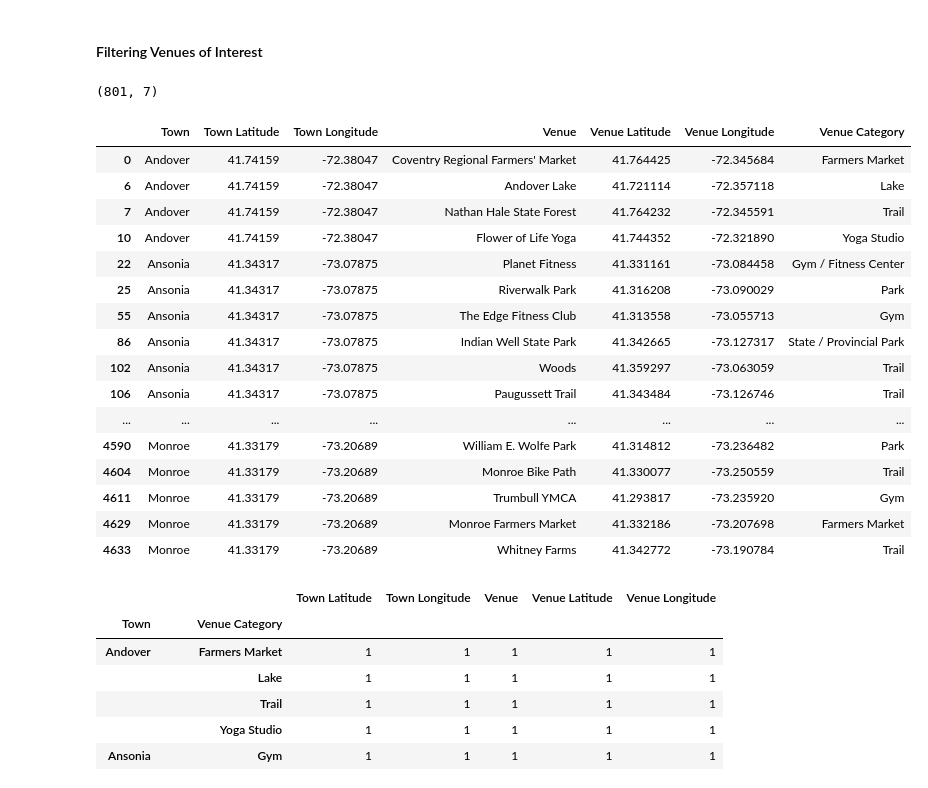
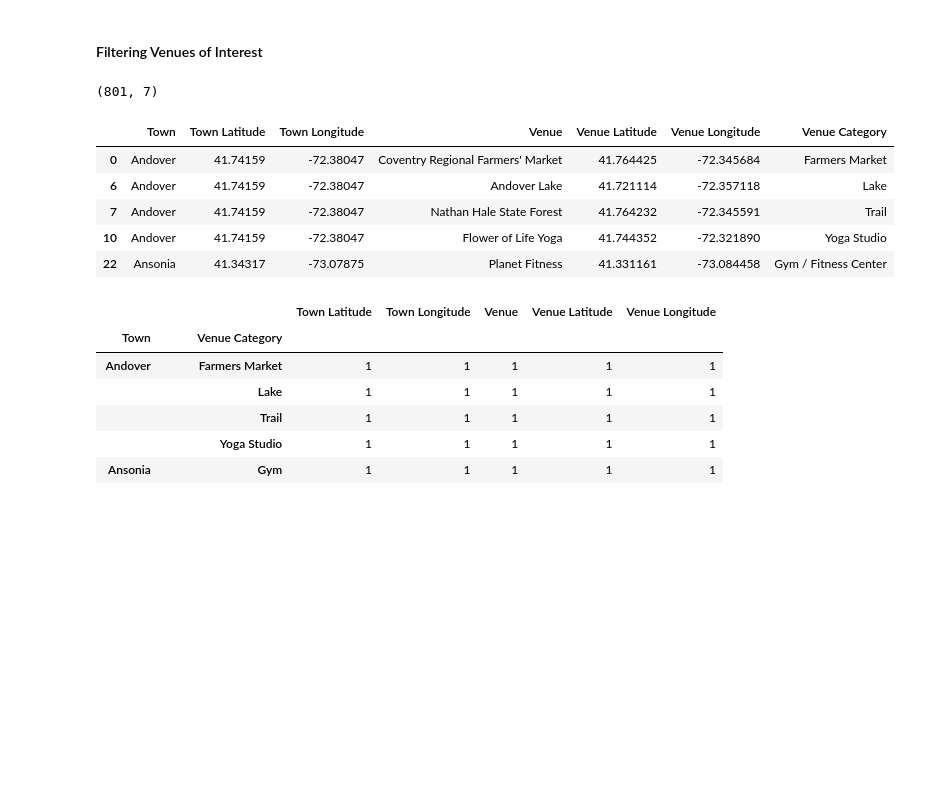
Before and after one commit to isha25-c/Coursera_Capstone, a Jupyter notebook: marketstudy_CT.ipynb, the cells around one changed output. Cells and saved outputs as stored; diff of their text form; code cells hidden in the pictures; blank space fills up the shorter version.

```diff
--- a/marketstudy_CT.ipynb
+++ b/marketstudy_CT.ipynb
@@ -302,25 +282,14 @@ ct_venues=ct_venues[(ct_venues['Venue Category'].str.contains('Athletics & Sport
 
 print(ct_venues.shape)
-ct_venues
+ct_venues.head()
 # %% [output]
 (801, 7)
 |  | Town | Town Latitude | Town Longitude | Venue | Venue Latitude | Venue Longitude | Venue Category |
 | 0 | Andover | 41.74159 | -72.38047 | Coventry Regional Farmers' Market | 41.764425 | -72.345684 | Farmers Market |
 | 6 | Andover | 41.74159 | -72.38047 | Andover Lake | 41.721114 | -72.357118 | Lake |
 | 7 | Andover | 41.74159 | -72.38047 | Nathan Hale State Forest | 41.764232 | -72.345591 | Trail |
 | 10 | Andover | 41.74159 | -72.38047 | Flower of Life Yoga | 41.744352 | -72.321890 | Yoga Studio |
 | 22 | Ansonia | 41.34317 | -73.07875 | Planet Fitness | 41.331161 | -73.084458 | Gym / Fitness Center |
-| 25 | Ansonia | 41.34317 | -73.07875 | Riverwalk Park | 41.316208 | -73.090029 | Park |
-| 55 | Ansonia | 41.34317 | -73.07875 | The Edge Fitness Club | 41.313558 | -73.055713 | Gym |
-| 86 | Ansonia | 41.34317 | -73.07875 | Indian Well State Park | 41.342665 | -73.127317 | State / Provincial Park |
-| 102 | Ansonia | 41.34317 | -73.07875 | Woods | 41.359297 | -73.063059 | Trail |
-| 106 | Ansonia | 41.34317 | -73.07875 | Paugussett Trail | 41.343484 | -73.126746 | Trail |
-| ... | ... | ... | ... | ... | ... | ... | ... |
-| 4590 | Monroe | 41.33179 | -73.20689 | William E. Wolfe Park | 41.314812 | -73.236482 | Park |
-| 4604 | Monroe | 41.33179 | -73.20689 | Monroe Bike Path | 41.330077 | -73.250559 | Trail |
-| 4611 | Monroe | 41.33179 | -73.20689 | Trumbull YMCA | 41.293817 | -73.235920 | Gym |
-| 4629 | Monroe | 41.33179 | -73.20689 | Monroe Farmers Market | 41.332186 | -73.207698 | Farmers Market |
-| 4633 | Monroe | 41.33179 | -73.20689 | Whitney Farms | 41.342772 | -73.190784 | Trail |
 # %%
 ct_venues.groupby(["Town","Venue Category"]).count()
 # %% [output]
```
Also changed, not shown: parts of 1 cell of this notebook.
